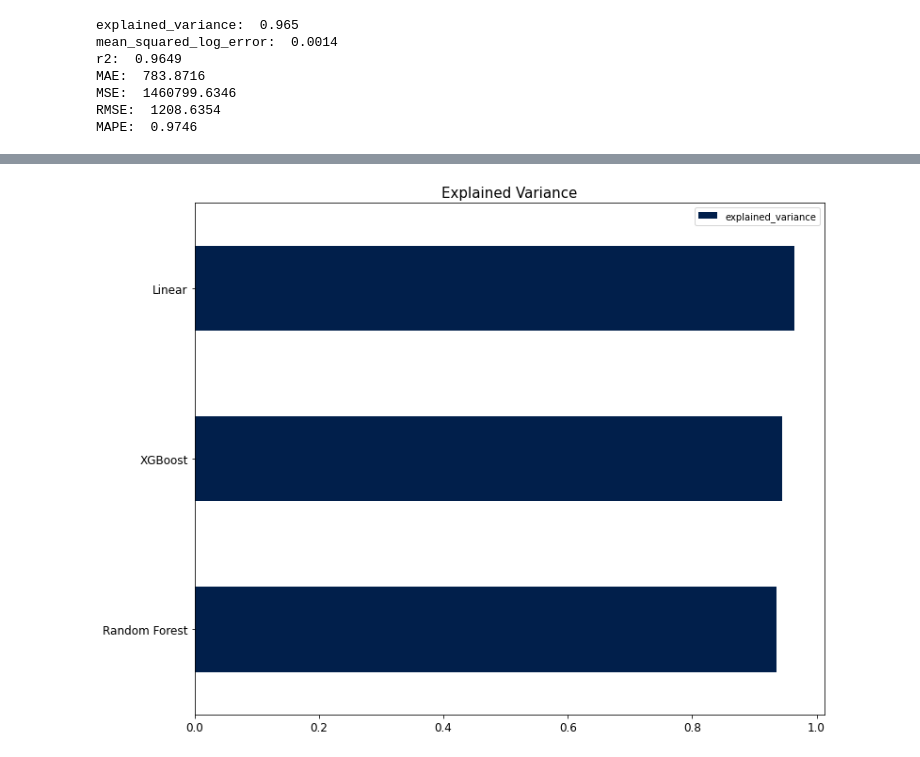
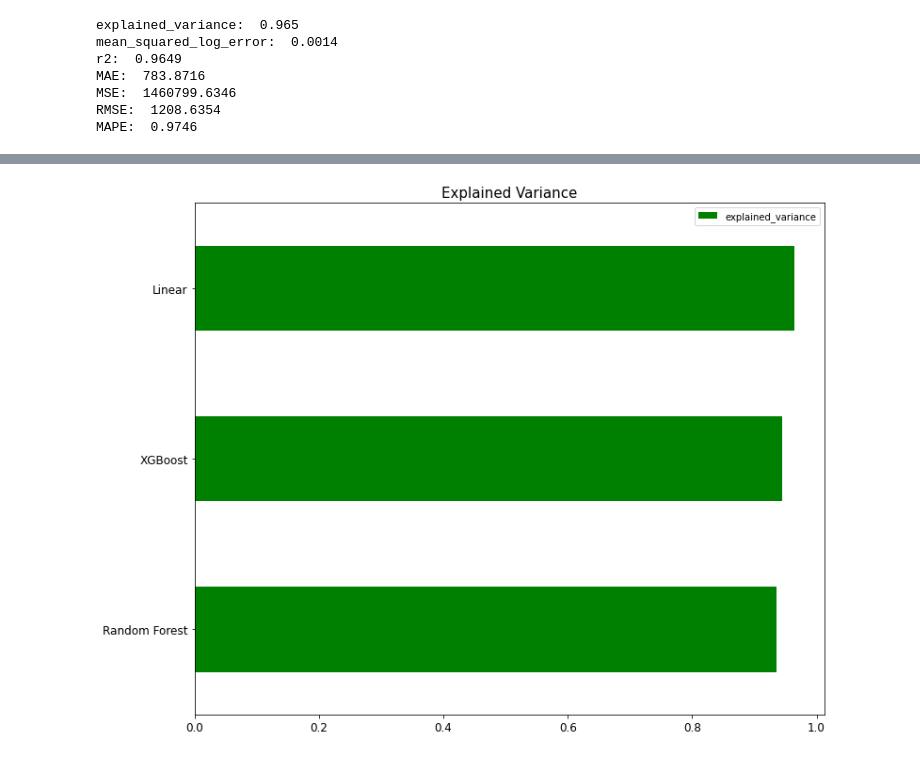
Before and after one commit to thedeveloper2104/NASH_2023_bro_code, a Jupyter notebook: NASH_Bro_Code_Energy_Streamliner.ipynb, the cells around one changed output, grey strips where cells are left out. Cells and saved outputs as stored; diff of their text form; code cells hidden in the pictures.

```diff
--- a/NASH_Bro_Code_Energy_Streamliner.ipynb
+++ b/NASH_Bro_Code_Energy_Streamliner.ipynb
@@ -561,9 +570,9 @@ transpose_merged_errors
 # %%
-transpose_merged_errors[['explained_variance']].sort_values('explained_variance').plot(kind='barh', title='Explained Variance', color = "#011f4b", figsize=(12,10))
+transpose_merged_errors[['explained_variance']].sort_values('explained_variance').plot(kind='barh', title='Explained Variance', color = "green", figsize=(12,10))
 plt.title('Explained Variance', fontsize=15)
 plt.xticks(fontsize=12)
 plt.yticks(fontsize=12)
 plt.show()
 # %% [output]
-[figure, old version]
+[figure, new version]
 # %%
```
Also changed, not shown: parts of 14 cells of this notebook.
